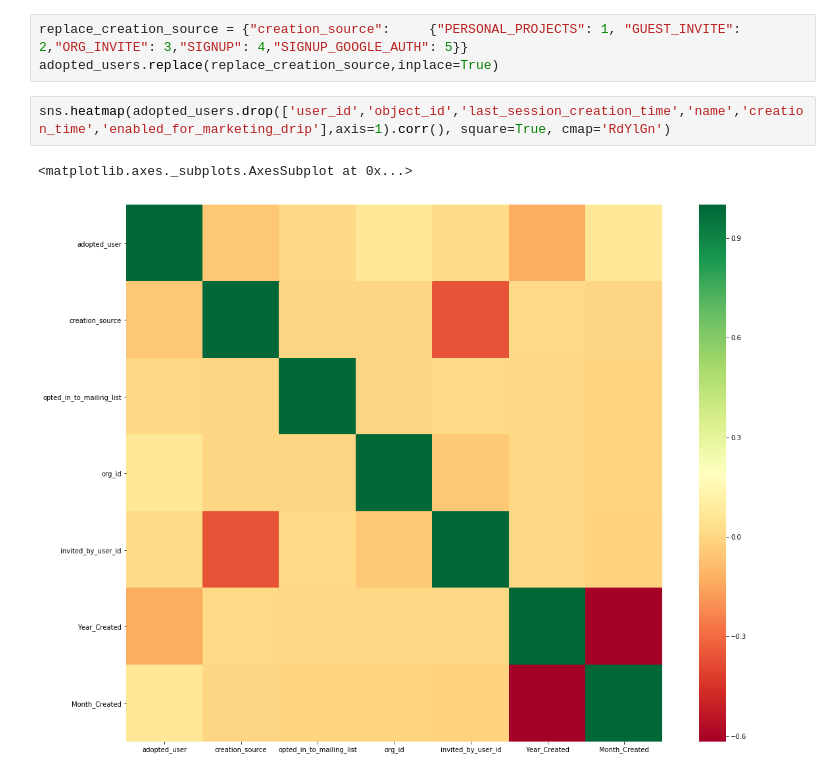
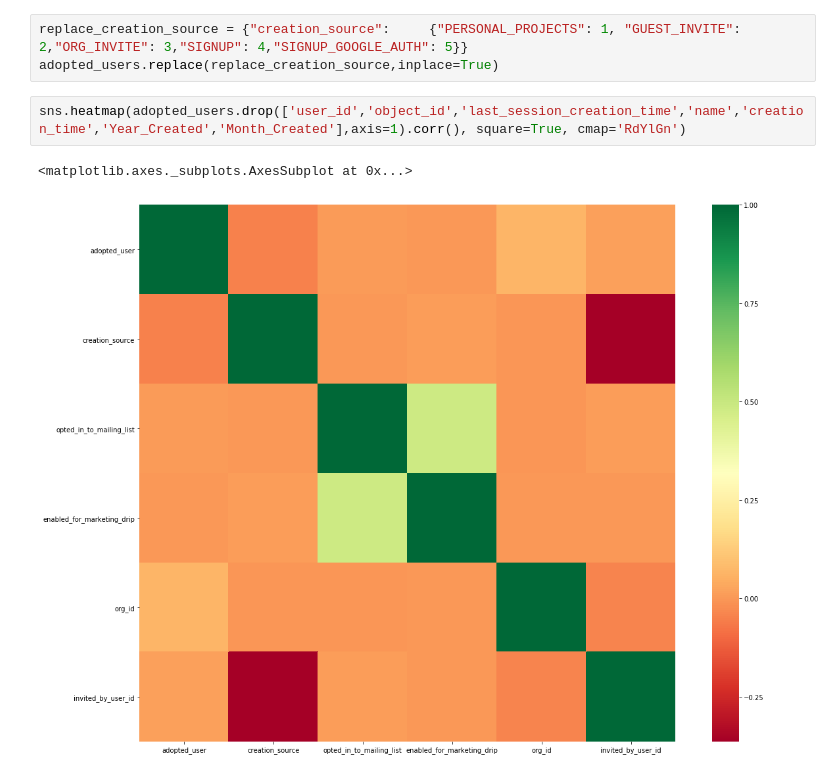
Before and after one commit to samudassir/miniprojects, a Jupyter notebook: relax_challenge/Relax_Inc._Challenge.ipynb, the cells around one changed output. Drawn from its saved outputs; the diff is of its cells as text.

```diff
--- a/relax_challenge/Relax_Inc._Challenge.ipynb
+++ b/relax_challenge/Relax_Inc._Challenge.ipynb
@@ -204,7 +206,7 @@ memory usage: 1.0+ MB
 replace_creation_source = {"creation_source":     {"PERSONAL_PROJECTS": 1, "GUEST_INVITE": 2,"ORG_INVITE": 3,"SIGNUP": 4,"SIGNUP_GOOGLE_AUTH": 5}}
 adopted_users.replace(replace_creation_source,inplace=True)
 # %%
-sns.heatmap(adopted_users.drop(['user_id','object_id','last_session_creation_time','name','creation_time','enabled_for_marketing_drip'],axis=1).corr(), square=True, cmap='RdYlGn')
+sns.heatmap(adopted_users.drop(['user_id','object_id','last_session_creation_time','name','creation_time','Year_Created','Month_Created'],axis=1).corr(), square=True, cmap='RdYlGn')
 # %% [output]
 <matplotlib.axes._subplots.AxesSubplot at 0x...>
-[figure, old version]
+[figure, new version]
```
Also changed, not shown: parts of 4 cells of this notebook.
